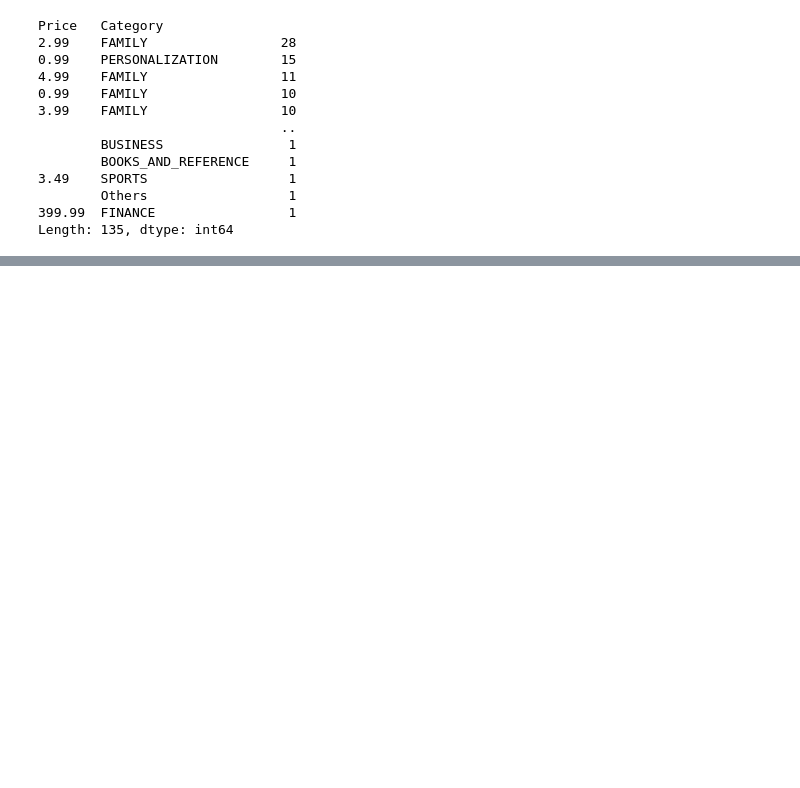
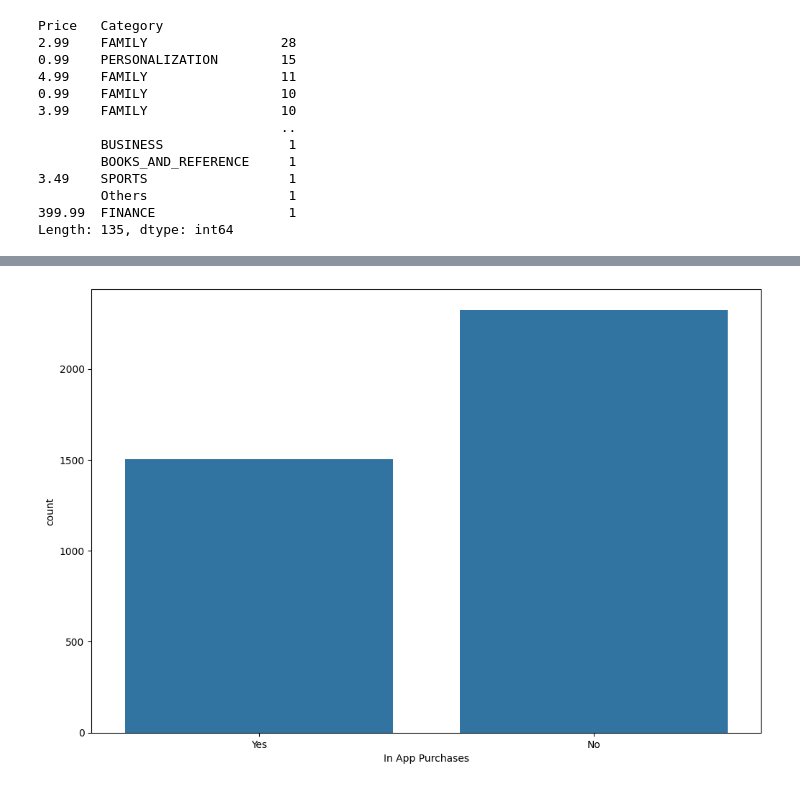
Before and after one commit to HunterKane/University-of-Texas-AI-ML-Projects-, a Jupyter notebook: Practice 1 Google Play Store Case Study - EDA Analysis/Google_Play_Store_Case_Study.ipynb, the cells around one changed output, grey strips where cells are left out. Saved outputs shown, nothing was run; the diff lists cells and outputs as text; code cells hidden in the pictures; blank space fills up the shorter version.

```diff
--- a/Practice 1 Google Play Store Case Study - EDA Analysis/Google_Play_Store_Case_Study.ipynb
+++ b/Practice 1 Google Play Store Case Study - EDA Analysis/Google_Play_Store_Case_Study.ipynb
@@ -389,0 +426,6 @@ Length: 135, dtype: int64
+# %%
+# Free and In App Purchases
+plt.figure(figsize=(12,8))
+sns.countplot(data=df[df['Paid/Free']=='Free'], x='In App Purchases');
+# %% [output]
+[figure, added]
```
Also changed, not shown: parts of 21 cells of this notebook.
